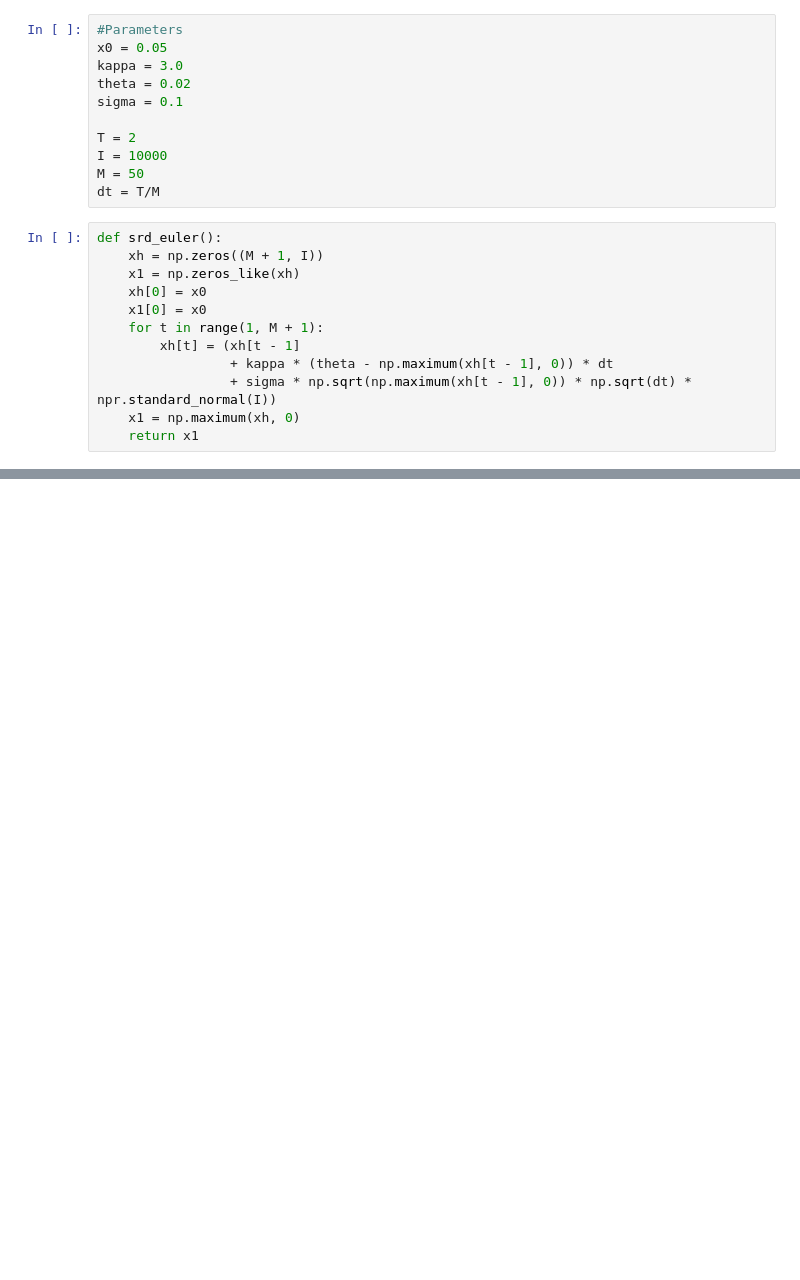
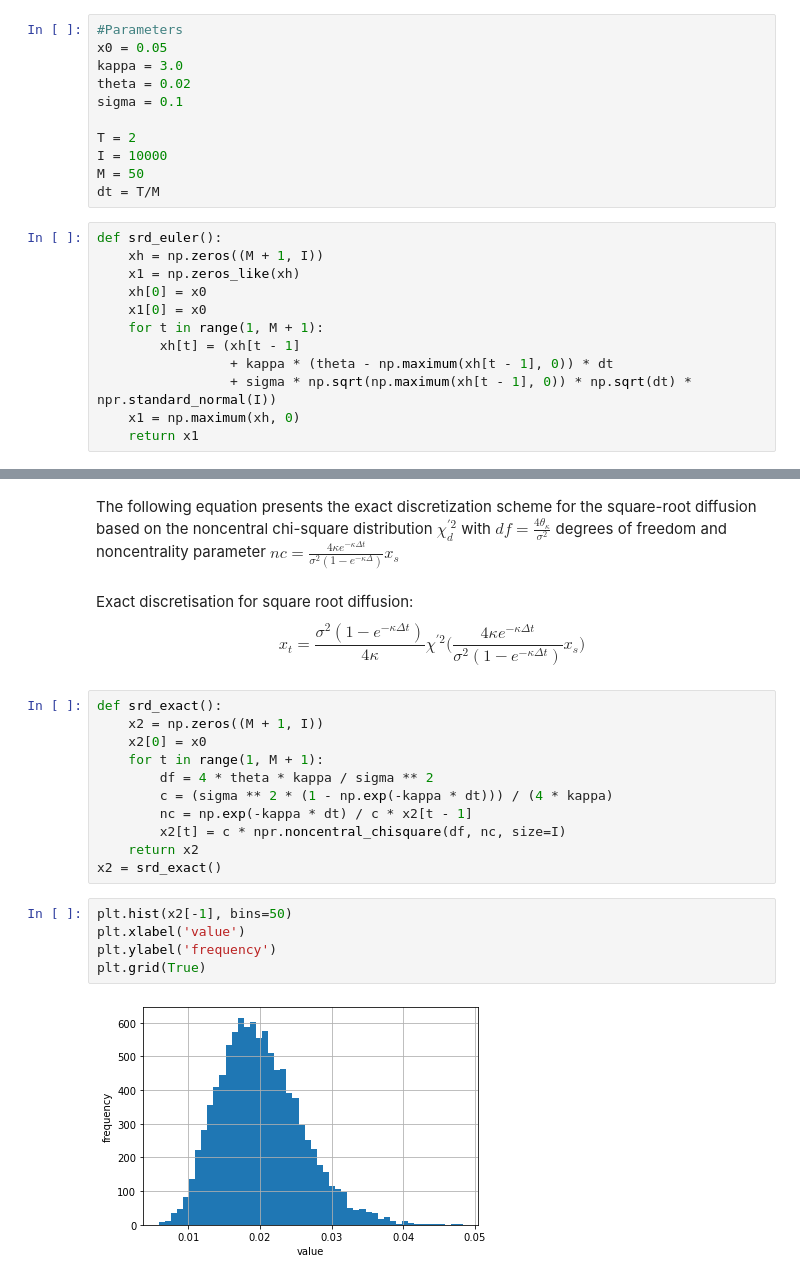
Before and after one commit to skoh88/Stochastics, a Jupyter notebook: Stochastics.ipynb, the cells around one changed output, grey strips where cells are left out. Saved outputs shown, nothing was run; the diff lists cells and outputs as text; blank space fills up the shorter version.

```diff
--- a/Stochastics.ipynb
+++ b/Stochastics.ipynb
@@ -67,0 +70,25 @@ plt.grid(True)
+# %% [markdown]
+The following equation presents the exact discretization scheme for the square-root diffusion based on the noncentral chi-square distribution $ \chi_d^{'2} $ with $ df = \frac{4 \theta_\kappa}{\sigma^2} $ degrees of freedom and noncentrality parameter $ nc =  \frac{4\kappa e^{-\kappa \Delta t}}{\sigma^2 (1-e^{-\kappa \Delta })} x_s$
+# %% [markdown]
+Exact discretisation for square root diffusion:
+$$
+x_t = \frac{\sigma^2(1-e^{-\kappa \Delta t})}{4 \kappa} \chi ^{'2} \big(\frac{4 \kappa e^{-\kappa \Delta t}}{\sigma^2(1-e^{-\kappa \Delta t})}x_s \big)
+$$
+# %%
+def srd_exact():
+    x2 = np.zeros((M + 1, I))
+    x2[0] = x0
+    for t in range(1, M + 1):
+        df = 4 * theta * kappa / sigma ** 2
+        c = (sigma ** 2 * (1 - np.exp(-kappa * dt))) / (4 * kappa)
+        nc = np.exp(-kappa * dt) / c * x2[t - 1]
+        x2[t] = c * npr.noncentral_chisquare(df, nc, size=I)
+    return x2
+x2 = srd_exact()
+# %%
+plt.hist(x2[-1], bins=50)
+plt.xlabel('value')
+plt.ylabel('frequency')
+plt.grid(True)
+# %% [output]
+[figure, added]
```
Also changed, not shown: parts of 7 cells of this notebook.
